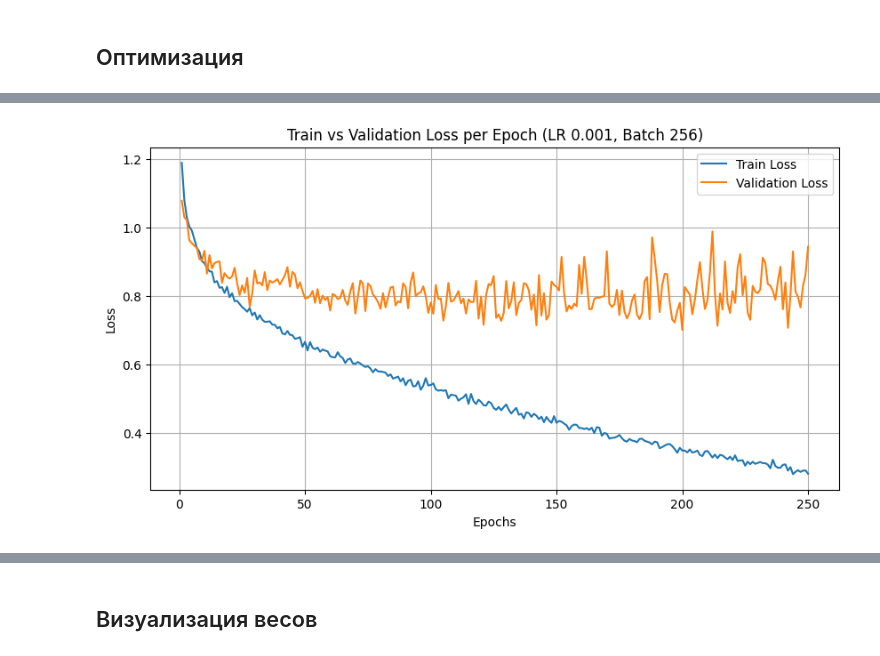
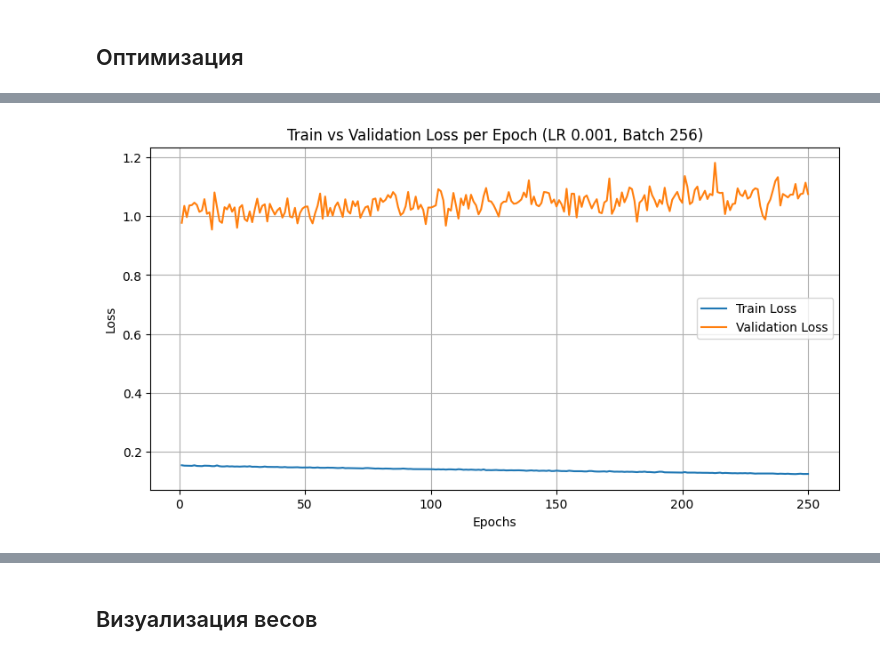
Before and after one commit to daradanci/DeepLearning, a Jupyter notebook: notebooks/Lab1.ipynb, the cells around one changed output, grey strips where cells are left out. Saved outputs shown, nothing was run; the diff lists cells and outputs as text; code cells hidden in the pictures.

```diff
--- a/notebooks/Lab1.ipynb
+++ b/notebooks/Lab1.ipynb
@@ -630,6 +899,7 @@ weighted avg     0.6624    0.6600    0.6606       300
 # %%
-# Перезапуск обучения с новым размером батча (256)
-batch_size = 256
+batch_size = 128
+learning_rate = 0.001
+EPOCHS = 116
 
 dataloader = {}
 for (X, y), part in zip([(train_X, train_y), (test_X, test_y)], ['train', 'test']):
@@ -638,7 +908,6 @@ for (X, y), part in zip([(train_X, train_y), (test_X, test_y)], ['train', 'test'
     dataset = TensorDataset(tensor_x, tensor_y)
     dataloader[part] = DataLoader(dataset, batch_size=batch_size, shuffle=True)
 
-EPOCHS = 125
 steps_per_epoch = len(dataloader['train'])
 steps_per_epoch_val = len(dataloader['test'])
 
@@ -646,6 +915,8 @@ train_losses = []
 val_losses = []
 best_val_loss = float('inf')
 best_epoch = -1
+
+optimizer = optim.SGD(model.parameters(), lr=learning_rate)
 
 for epoch in range(EPOCHS):
     running_loss = 0.0
@@ -686,7 +957,7 @@ plt.plot(range(1, EPOCHS + 1), train_losses, label='Train Loss')
 plt.plot(range(1, EPOCHS + 1), val_losses, label='Validation Loss')
 plt.xlabel('Epochs')
 plt.ylabel('Loss')
-plt.title('Train vs Validation Loss per Epoch (Batch 256)')
+plt.title('Train vs Validation Loss per Epoch (Batch 128, LR=0.0001)')
 plt.legend()
 plt.grid(True)
 plt.show()
@@ -712,8 +1399,25 @@ plt.show()
+# %%
+class Cifar100_SimpleMLP(nn.Module):
+    def __init__(self, hidden_size=8, classes=3):
+        super(Cifar100_SimpleMLP, self).__init__()
+        self.norm = Normalize([0.5074,0.4867,0.4411],[0.2011,0.1987,0.2025])
+        self.seq = nn.Sequential(
+            nn.Linear(32*32*3, hidden_size),
+            nn.ReLU(),
+            nn.Linear(hidden_size, classes),
+        )
+
+    def forward(self, input):
+        x = self.norm(input)
+        return self.seq(x)
+
+# Создание новой модели FC(8), FC(3) без регуляризации
+model = Cifar100_SimpleMLP(hidden_size=8, classes=len(CLASSES))
+optimizer = optim.SGD(model.parameters(), lr=0.001)
 # %%
-# Перезапуск обучения с уменьшенным learning rate и увеличением количества эпох
-batch_size = 256
-lr = 0.001  # Уменьшенный шаг обучения
-EPOCHS = 250  # Увеличенное количество эпох
+batch_size = 128
+lr = 0.001
+EPOCHS = 250
 
 optimizer = optim.SGD(model.parameters(), lr=lr)
 
@@ -786 +1490 @@ plt.show()
-[figure, old version]
+[figure, new version]
```
Also changed, not shown: parts of 23 cells of this notebook.
